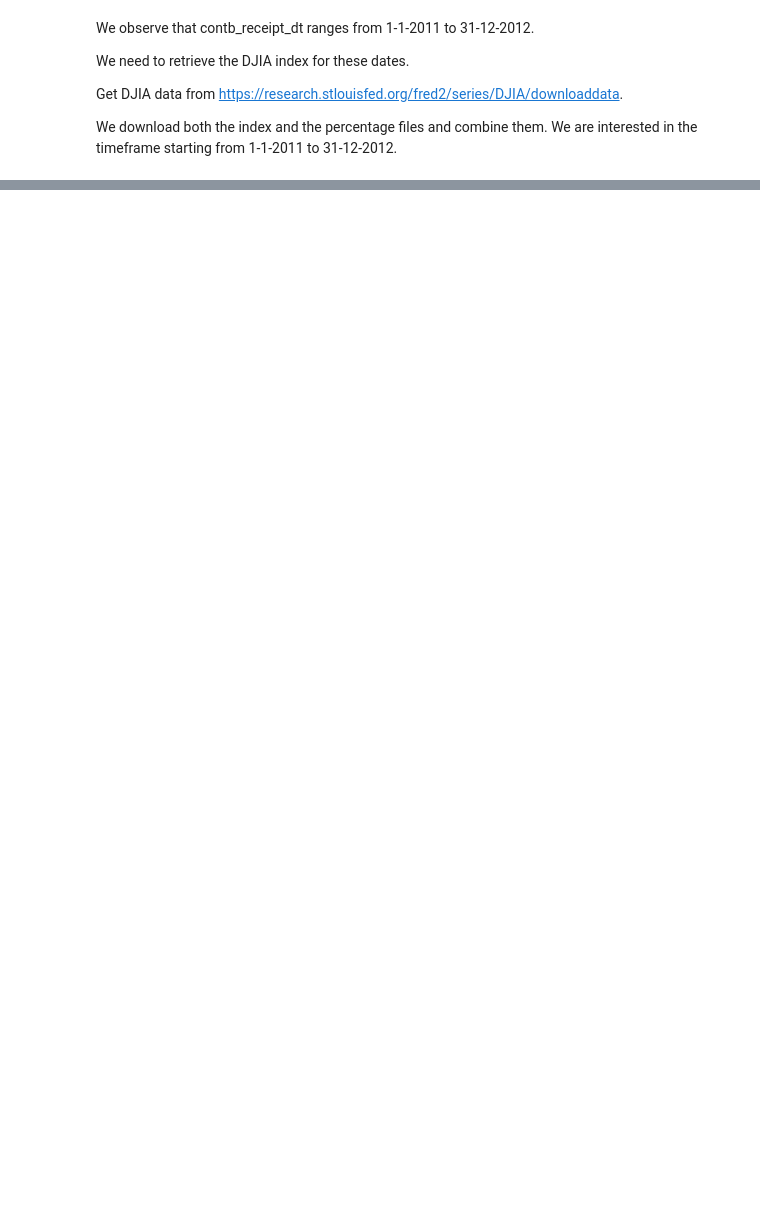
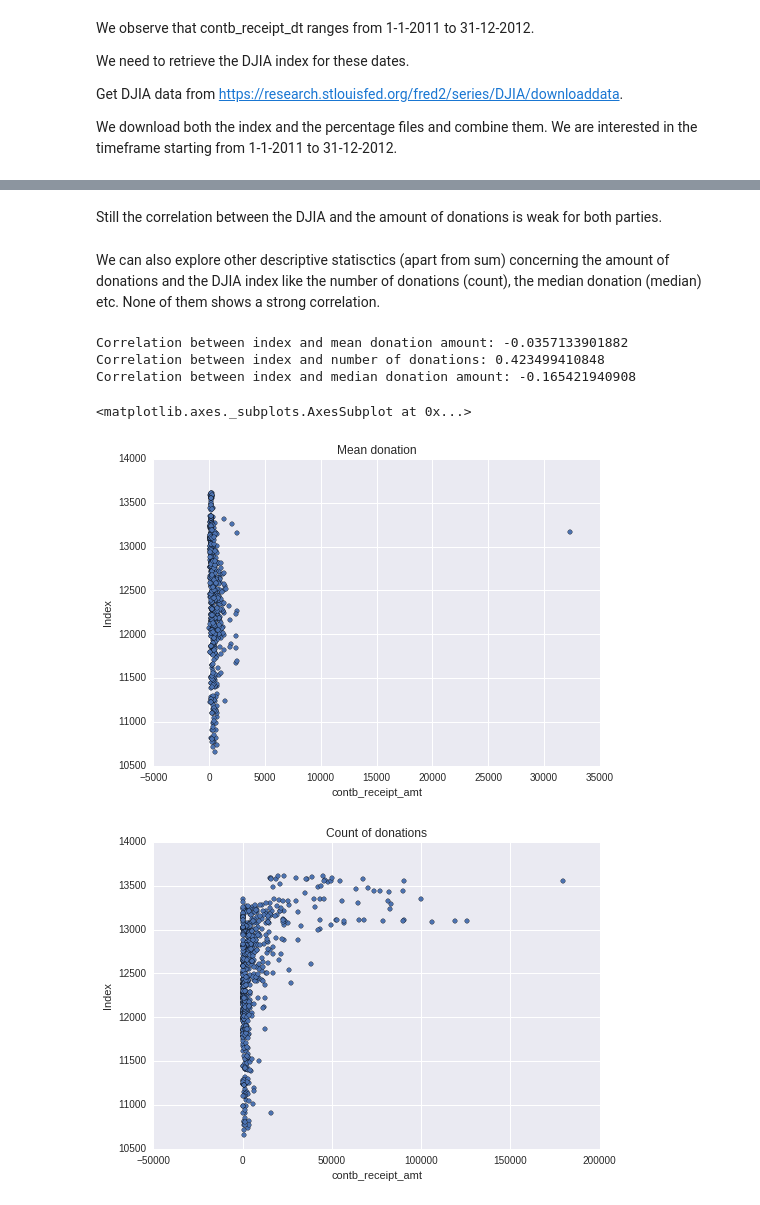
Before and after one commit to BabisK/M36101P-Assignent1, a Jupyter notebook: M36101P-Assignment1.ipynb, the cells around one changed output, grey strips where cells are left out. Cells and saved outputs as stored; diff of their text form; code cells hidden in the pictures; blank space fills up the shorter version.

```diff
--- a/M36101P-Assignment1.ipynb
+++ b/M36101P-Assignment1.ipynb
@@ -94,0 +141,2 @@ sorted_donations.tail(1)
+# %%
+donations.replace(to_replace = {'election_tp': {'P2011': 'P2012'}}, inplace = True)
@@ -173,0 +351,26 @@ Next the NaN entries. All of them seem to be valid entries
+# %% [markdown]
+Still the correlation between the DJIA and the amount of donations is weak for both parties.
+# %% [markdown]
+We can also explore other descriptive statisctics (apart from sum) concerning the amount of donations and the DJIA index like the number of donations (count), the median donation (median) etc. None of them shows a strong correlation.
+# %%
+donations_per_day_mean = pandas.merge(left = donations[donations.contb_receipt_amt > 0].groupby('contb_receipt_dt', as_index=False).mean(), right = djia, left_on = 'contb_receipt_dt', right_on = 'Date', how = 'left')
+donations_per_day_mean.drop('Date', axis=1, inplace=True)
+print('Correlation between index and mean donation amount: ' + str(donations_per_day_mean['contb_receipt_amt'].corr(donations_per_day_mean['Index'])))
+donations_per_day_mean.plot(kind='scatter', x= 'contb_receipt_amt', y='Index', title = 'Mean donation')
+
+donations_per_day_count = pandas.merge(left = donations[donations.contb_receipt_amt > 0].groupby('contb_receipt_dt', as_index=False).count(), right = djia, left_on = 'contb_receipt_dt', right_on = 'Date', how = 'left')
+donations_per_day_count.drop('Date', axis=1, inplace=True)
+print('Correlation between index and number of donations: ' + str(donations_per_day_count['contb_receipt_amt'].corr(donations_per_day_count['Index'])))
+donations_per_day_count.plot(kind='scatter', x= 'contb_receipt_amt', y='Index', title = 'Count of donations')
+
+donations_per_day_median = pandas.merge(left = donations[donations.contb_receipt_amt > 0].groupby('contb_receipt_dt', as_index=False).median(), right = djia, left_on = 'contb_receipt_dt', right_on = 'Date', how = 'left')
+donations_per_day_median.drop('Date', axis=1, inplace=True)
+print('Correlation between index and median donation amount: ' + str(donations_per_day_median['contb_receipt_amt'].corr(donations_per_day_median['Index'])))
+donations_per_day_median.plot(kind='scatter', x= 'contb_receipt_amt', y='Index', title = 'Median donation amount')
+# %% [output]
+Correlation between index and mean donation amount: -0.0357133901882
+Correlation between index and number of donations: 0.423499410848
+Correlation between index and median donation amount: -0.165421940908
+<matplotlib.axes._subplots.AxesSubplot at 0x...>
+[figure, added]
+[figure, added]
```
Also changed, not shown: parts of 108 cells of this notebook.
